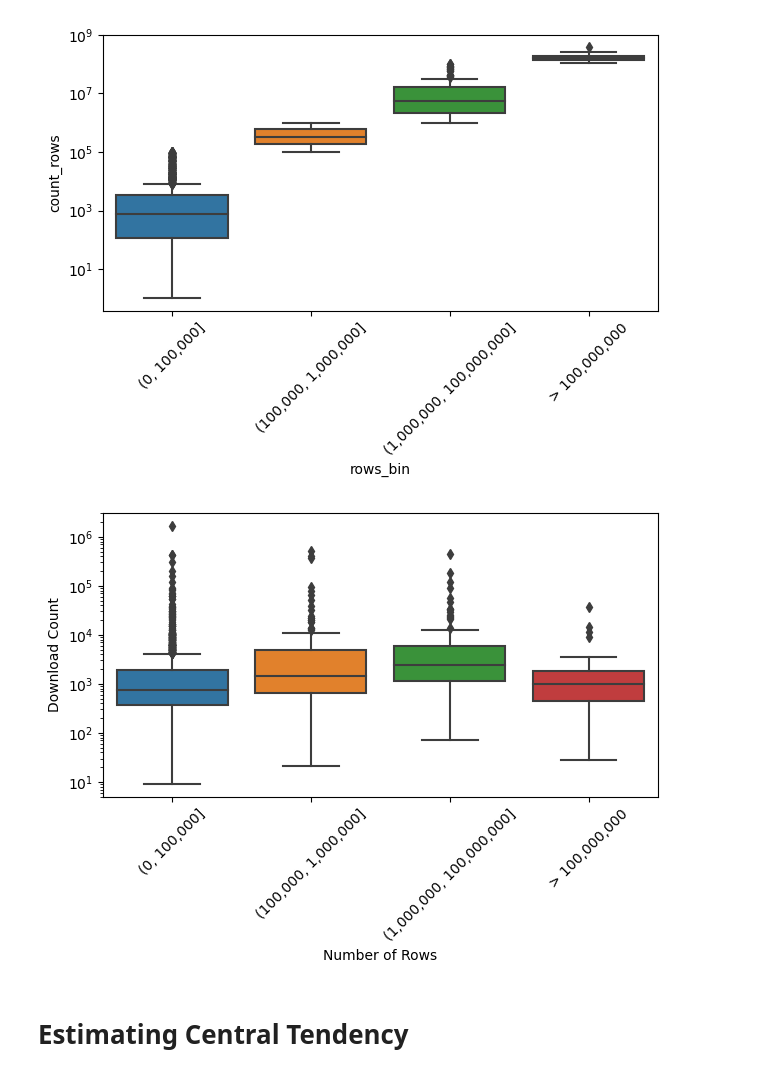
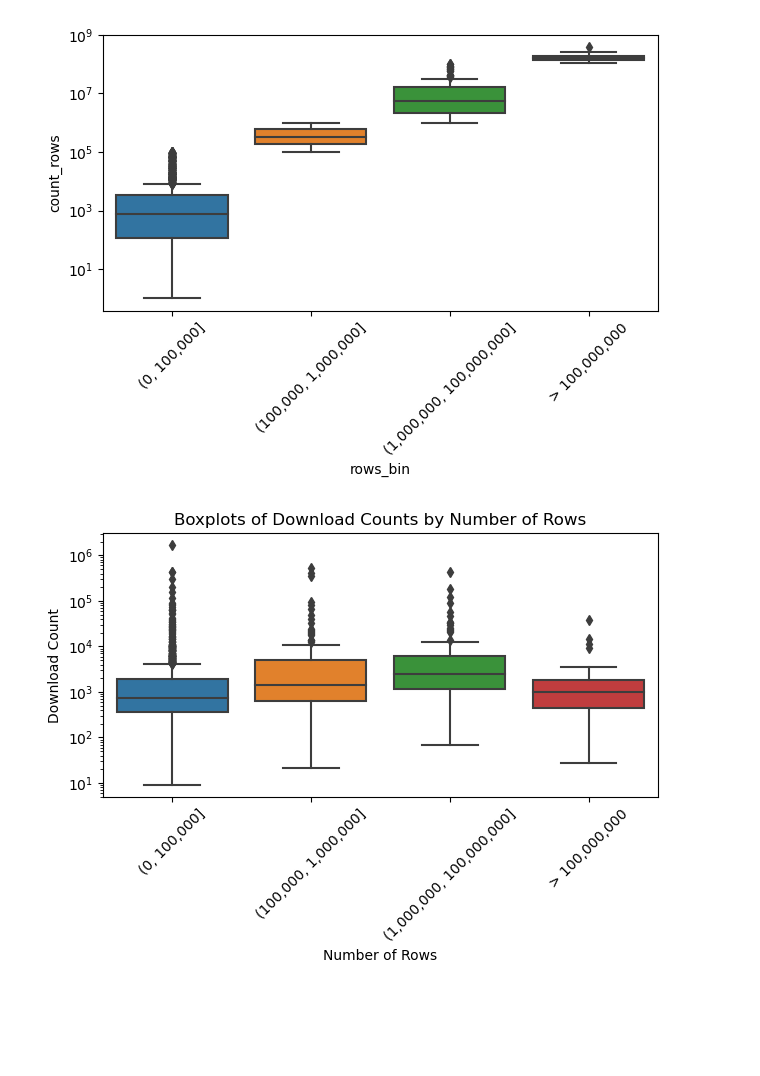
Before and after one commit to mebauer/nyc-open-bigdata, a Jupyter notebook: analysis.ipynb, the cells around one changed output. Saved outputs shown, nothing was run; the diff lists cells and outputs as text; code cells hidden in the pictures; blank space fills up the shorter version.

```diff
--- a/analysis.ipynb
+++ b/analysis.ipynb
@@ -678,27 +681,26 @@ plt.tight_layout()
 # %%
 order = [
     '(0, 100,000]',
     '(100,000, 1,000,000]',
     '(1,000,000, 100,000,000]',
     '> 100,000,000',
 ]
 
 sns.boxplot(
     data=df,
     x='rows_bin',
     y='downloadCount',
     order=order
 )
 
 plt.yscale('log')
 plt.xticks(rotation=45)
 
-plt.title('Average Download Count\nwith Standard Deviation Error Bars')
+plt.title('Boxplots of Download Counts by Number of Rows')
 plt.xlabel('Number of Rows')
 plt.ylabel('Download Count')
 
 plt.tight_layout()
+plt.savefig('figures/boxplot.png', dpi=250, bbox_inches='tight')
 # %% [output]
-[figure, old version]
+[figure, new version]
-# %% [markdown]
-# Estimating Central Tendency
```
Also changed, not shown: parts of 25 cells of this notebook, 4 other files.
